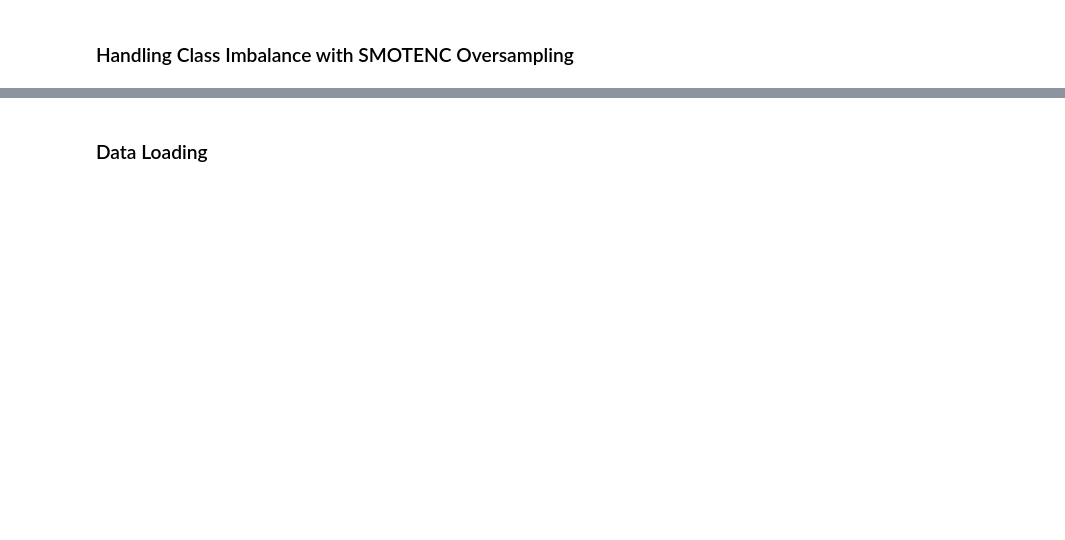
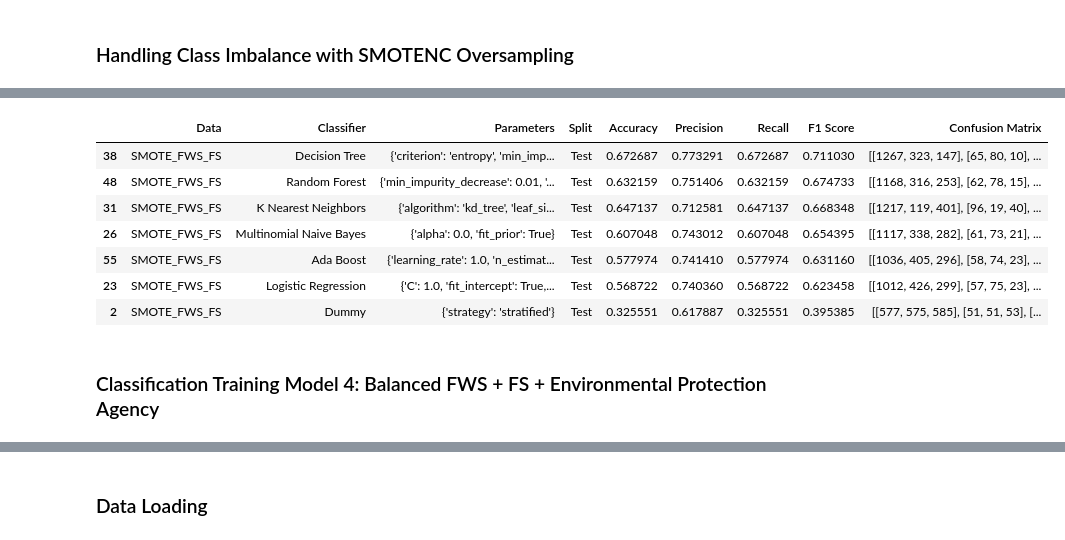
Before and after one commit to acdick/endangered_species_classification, a Jupyter notebook: Source/06_Classification_Modeling.ipynb, the cells around one changed output, grey strips where cells are left out. Drawn from its saved outputs; the diff is of its cells as text; code cells hidden in the pictures; blank space fills up the shorter version.

```diff
--- a/Source/06_Classification_Modeling.ipynb
+++ b/Source/06_Classification_Modeling.ipynb
@@ -563,0 +400,8 @@ model_fws_fs_epa_smote_test.sort_values(by=['F1 Score'], ascending=False)
+# %%
+X_train_smote_fws_fs = X_train_smote.drop(['Days with AQI', 'Good Days'], axis=1)
+X_test_fws_fs        = X_test.drop(['Days with AQI', 'Good Days'], axis=1)
+
+# run balanced FWS + FS dataset
+model_smote_fws_fs = clf.fit_predict_measure(
+    'SMOTE_FWS_FS', X_train_smote_fws_fs, X_test_fws_fs, y_train_smote, y_test, y_labels, classifiers)
+model_smote_fws_fs
@@ -563,0 +472,15 @@ model_fws_fs_epa_smote_test.sort_values(by=['F1 Score'], ascending=False)
+# %%
+# best estimators of balanced FWS + FS dataset
+model_smote_fws_fs_test = model_smote_fws_fs[model_smote_fws_fs['Split'] == 'Test']
+model_smote_fws_fs_test.sort_values(by=['F1 Score'], ascending=False)
+# %% [output]
+|  | Data | Classifier | Parameters | Split | Accuracy | Precision | Recall | F1 Score | Confusion Matrix |
+| 38 | SMOTE_FWS_FS | Decision Tree | {'criterion': 'entropy', 'min_imp... | Test | 0.672687 | 0.773291 | 0.672687 | 0.711030 | [[1267, 323, 147], [65, 80, 10], ... |
+| 48 | SMOTE_FWS_FS | Random Forest | {'min_impurity_decrease': 0.01, '... | Test | 0.632159 | 0.751406 | 0.632159 | 0.674733 | [[1168, 316, 253], [62, 78, 15], ... |
+| 31 | SMOTE_FWS_FS | K Nearest Neighbors | {'algorithm': 'kd_tree', 'leaf_si... | Test | 0.647137 | 0.712581 | 0.647137 | 0.668348 | [[1217, 119, 401], [96, 19, 40], ... |
+| 26 | SMOTE_FWS_FS | Multinomial Naive Bayes | {'alpha': 0.0, 'fit_prior': True} | Test | 0.607048 | 0.743012 | 0.607048 | 0.654395 | [[1117, 338, 282], [61, 73, 21], ... |
+| 55 | SMOTE_FWS_FS | Ada Boost | {'learning_rate': 1.0, 'n_estimat... | Test | 0.577974 | 0.741410 | 0.577974 | 0.631160 | [[1036, 405, 296], [58, 74, 23], ... |
+| 23 | SMOTE_FWS_FS | Logistic Regression | {'C': 1.0, 'fit_intercept': True,... | Test | 0.568722 | 0.740360 | 0.568722 | 0.623458 | [[1012, 426, 299], [57, 75, 23], ... |
+| 2 | SMOTE_FWS_FS | Dummy | {'strategy': 'stratified'} | Test | 0.325551 | 0.617887 | 0.325551 | 0.395385 | [[577, 575, 585], [51, 51, 53], [... |
+# %% [markdown]
+### Classification Training Model 4:  Balanced FWS + FS + Environmental Protection Agency
```
Also changed, not shown: parts of 29 cells of this notebook, 10 other files.
